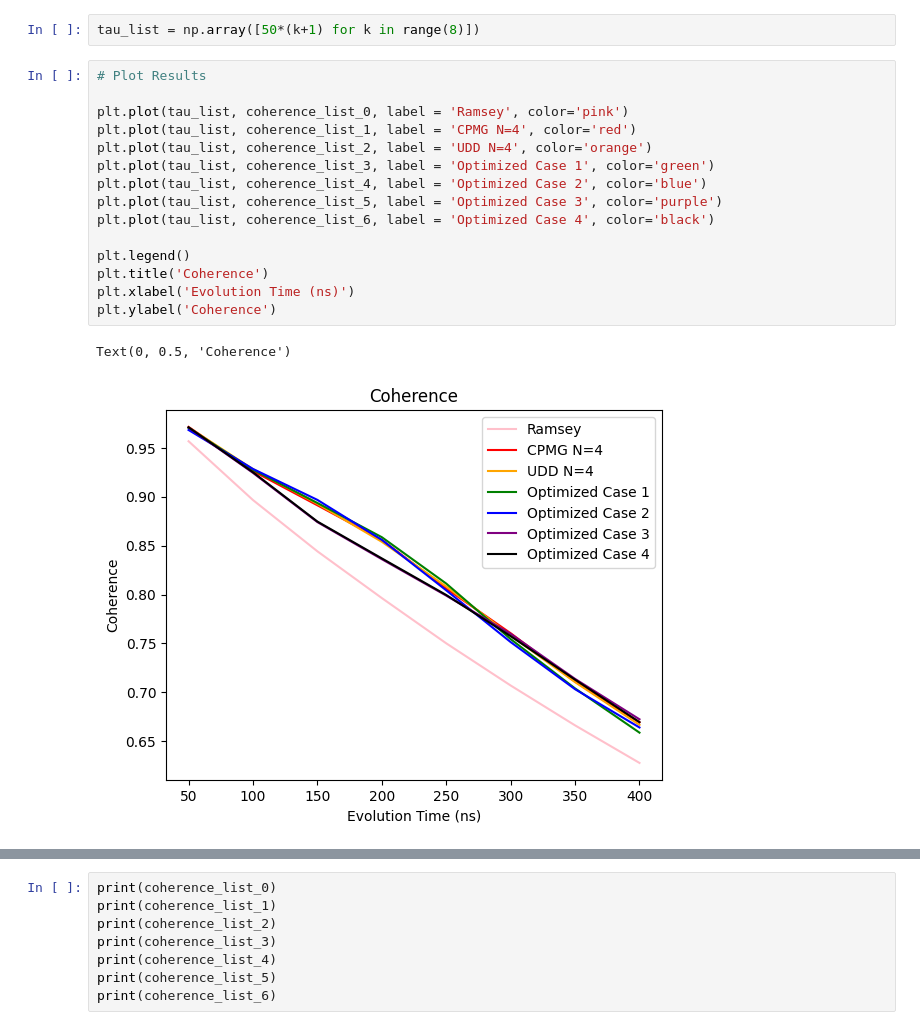
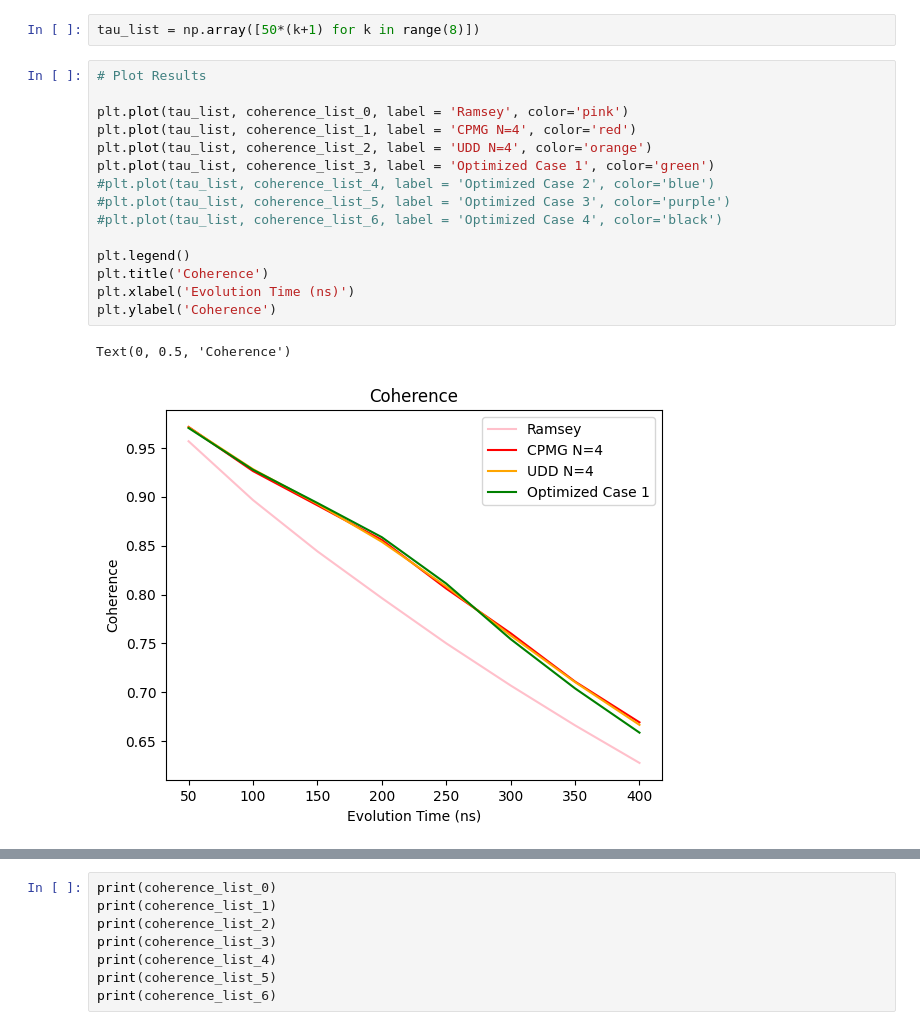
Before and after one commit to BrainConnection/Dynamical_Decoupling_Project, a Jupyter notebook: 6. 1Q DD Dephasing Optimization (3).ipynb, the cells around one changed output, grey strips where cells are left out. Cells and saved outputs as stored; diff of their text form.

```diff
--- a/6. 1Q DD Dephasing Optimization (3).ipynb
+++ b/6. 1Q DD Dephasing Optimization (3).ipynb
@@ -1222,18 +1221,18 @@ tau_list = np.array([50*(k+1) for k in range(8)])
 # %%
 # Plot Results
 
 plt.plot(tau_list, coherence_list_0, label = 'Ramsey', color='pink')
 plt.plot(tau_list, coherence_list_1, label = 'CPMG N=4', color='red')
 plt.plot(tau_list, coherence_list_2, label = 'UDD N=4', color='orange')
 plt.plot(tau_list, coherence_list_3, label = 'Optimized Case 1', color='green')
-plt.plot(tau_list, coherence_list_4, label = 'Optimized Case 2', color='blue')
-plt.plot(tau_list, coherence_list_5, label = 'Optimized Case 3', color='purple')
-plt.plot(tau_list, coherence_list_6, label = 'Optimized Case 4', color='black')
+#plt.plot(tau_list, coherence_list_4, label = 'Optimized Case 2', color='blue')
+#plt.plot(tau_list, coherence_list_5, label = 'Optimized Case 3', color='purple')
+#plt.plot(tau_list, coherence_list_6, label = 'Optimized Case 4', color='black')
 
 plt.legend()
 plt.title('Coherence')
 plt.xlabel('Evolution Time (ns)')
 plt.ylabel('Coherence')
 # %% [output]
 Text(0, 0.5, 'Coherence')
-[figure, old version]
+[figure, new version]
```
Also changed, not shown: parts of 48 cells of this notebook.
